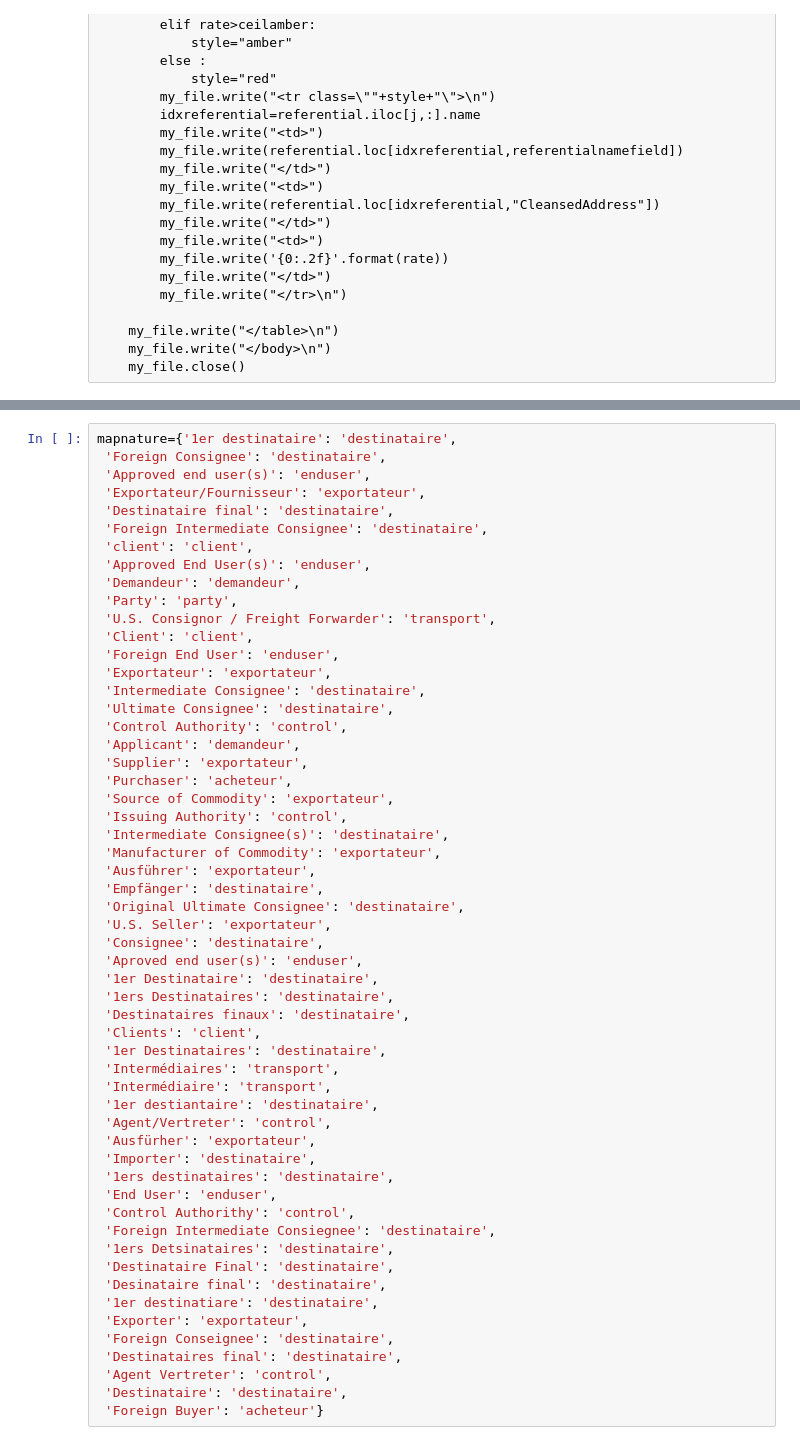
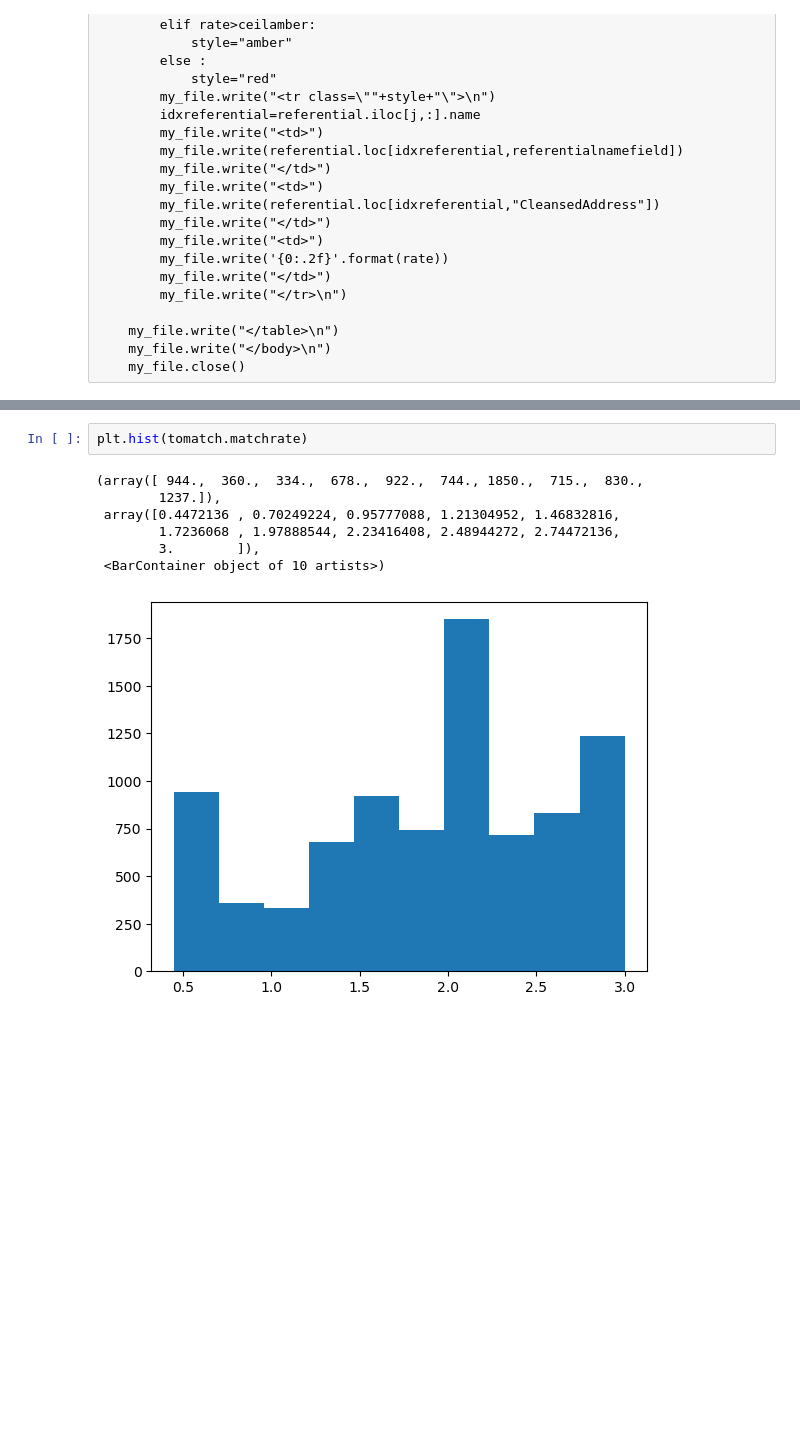
Before and after one commit to clementsoullard/sudoku-resolver, a Jupyter notebook: appariement/Appariement-generic.ipynb, the cells around one changed output, grey strips where cells are left out. Cells and saved outputs as stored; diff of their text form; blank space fills up the shorter version.

```diff
--- a/appariement/Appariement-generic.ipynb
+++ b/appariement/Appariement-generic.ipynb
@@ -519,57 +596,11 @@ plt.bar(x=["OK","To check","KO"],height=[nbgreen,nbamber,nbred],color=['g','oran
 # %%
-mapnature={'1er destinataire': 'destinataire',
- 'Foreign Consignee': 'destinataire',
- 'Approved end user(s)': 'enduser',
- 'Exportateur/Fournisseur': 'exportateur',
- 'Destinataire final': 'destinataire',
- 'Foreign Intermediate Consignee': 'destinataire',
- 'client': 'client',
- 'Approved End User(s)': 'enduser',
- 'Demandeur': 'demandeur',
- 'Party': 'party',
- 'U.S. Consignor / Freight Forwarder': 'transport',
- 'Client': 'client',
- 'Foreign End User': 'enduser',
- 'Exportateur': 'exportateur',
- 'Intermediate Consignee': 'destinataire',
- 'Ultimate Consignee': 'destinataire',
- 'Control Authority': 'control',
- 'Applicant': 'demandeur',
- 'Supplier': 'exportateur',
- 'Purchaser': 'acheteur',
- 'Source of Commodity': 'exportateur',
- 'Issuing Authority': 'control',
- 'Intermediate Consignee(s)': 'destinataire',
- 'Manufacturer of Commodity': 'exportateur',
- 'Ausführer': 'exportateur',
- 'Empfänger': 'destinataire',
- 'Original Ultimate Consignee': 'destinataire',
- 'U.S. Seller': 'exportateur',
- 'Consignee': 'destinataire',
- 'Aproved end user(s)': 'enduser',
- '1er Destinataire': 'destinataire',
- '1ers Destinataires': 'destinataire',
- 'Destinataires finaux': 'destinataire',
- 'Clients': 'client',
- '1er Destinataires': 'destinataire',
- 'Intermédiaires': 'transport',
- 'Intermédiaire': 'transport',
- '1er destiantaire': 'destinataire',
- 'Agent/Vertreter': 'control',
- 'Ausfürher': 'exportateur',
- 'Importer': 'destinataire',
- '1ers destinataires': 'destinataire',
- 'End User': 'enduser',
- 'Control Authorithy': 'control',
- 'Foreign Intermediate Consiegnee': 'destinataire',
- '1ers Detsinataires': 'destinataire',
- 'Destinataire Final': 'destinataire',
- 'Desinataire final': 'destinataire',
- '1er destinatiare': 'destinataire',
- 'Exporter': 'exportateur',
- 'Foreign Conseignee': 'destinataire',
- 'Destinataires final': 'destinataire',
- 'Agent Vertreter': 'control',
- 'Destinataire': 'destinataire',
- 'Foreign Buyer': 'acheteur'}
+plt.hist(tomatch.matchrate)
+# %% [output]
+(array([ 944.,  360.,  334.,  678.,  922.,  744., 1850.,  715.,  830.,
+        1237.]),
+ array([0.4472136 , 0.70249224, 0.95777088, 1.21304952, 1.46832816,
+        1.7236068 , 1.97888544, 2.23416408, 2.48944272, 2.74472136,
+        3.        ]),
+ <BarContainer object of 10 artists>)
+[figure, added]
 # %%
```
Also changed, not shown: parts of 9 cells of this notebook.
